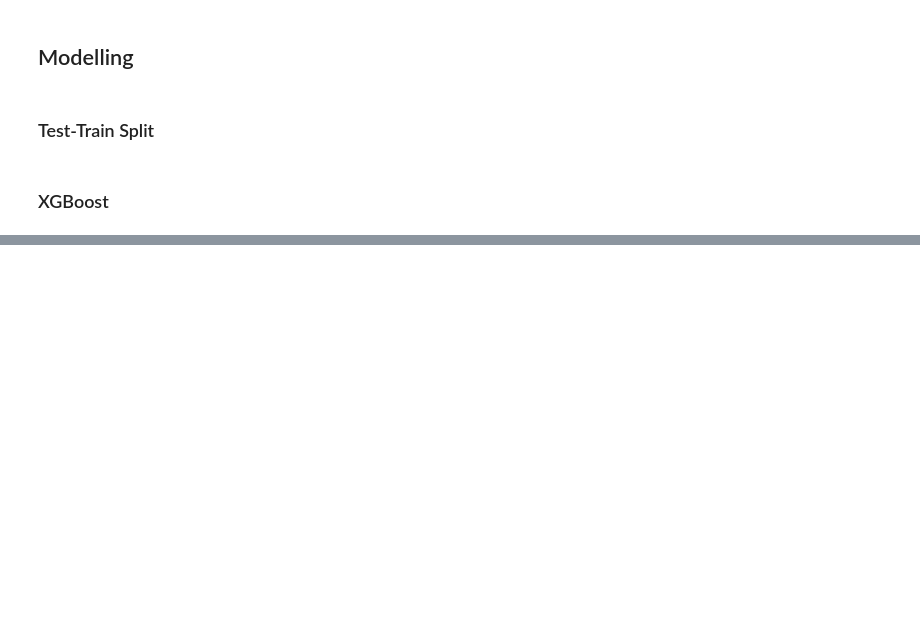
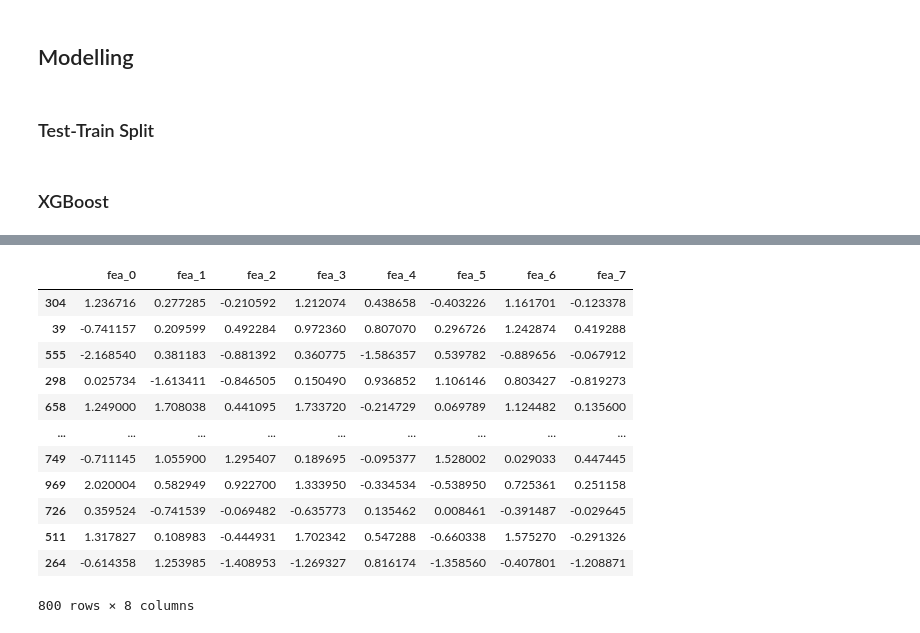
Before and after one commit to SaoodHusain/outlier_proj, a Jupyter notebook: olp_v2.ipynb, the cells around one changed output, grey strips where cells are left out. Drawn from its saved outputs; the diff is of its cells as text; code cells hidden in the pictures; blank space fills up the shorter version.

Commit message:
XGB test

```diff
--- a/olp_v2.ipynb
+++ b/olp_v2.ipynb
@@ -385,11 +387,16 @@ for sample_size, inner_dict in contaminated_data_dict.items():
     for contamination_rate, df in inner_dict.items():
         if contamination_rate not in split_data_dict[sample_size]:
             split_data_dict[sample_size][contamination_rate] = {}
-        X = df.loc[:, df.columns.str.startswith('fea_')]
+        X = df.loc[:, df.columns.str.startswith('fea_') | (df.columns == 'is_outlier')]
         y = df['target']
         X_train, X_test, y_train, y_test = train_test_split(
-            X, y, test_size=0.2, random_state=42
+            X, y,
+            test_size=0.2,
+            stratify= X['is_outlier'],
+            random_state=42
             )
+        X_train = X_train.drop(columns=['is_outlier'])
+        X_test = X_test.drop(columns=['is_outlier'])
         split_data_dict[sample_size][contamination_rate]['X_train'] = X_train.copy()
         split_data_dict[sample_size][contamination_rate]['X_test'] = X_test.copy()
         split_data_dict[sample_size][contamination_rate]['y_train'] = y_train.copy()
@@ -419,0 +496,16 @@ new_results_xgb=[]
+# %%
+split_data_dict[1000][0.01]['X_train']
+# %% [output]
+|  | fea_0 | fea_1 | fea_2 | fea_3 | fea_4 | fea_5 | fea_6 | fea_7 |
+| 304 | 1.236716 | 0.277285 | -0.210592 | 1.212074 | 0.438658 | -0.403226 | 1.161701 | -0.123378 |
+| 39 | -0.741157 | 0.209599 | 0.492284 | 0.972360 | 0.807070 | 0.296726 | 1.242874 | 0.419288 |
+| 555 | -2.168540 | 0.381183 | -0.881392 | 0.360775 | -1.586357 | 0.539782 | -0.889656 | -0.067912 |
+| 298 | 0.025734 | -1.613411 | -0.846505 | 0.150490 | 0.936852 | 1.106146 | 0.803427 | -0.819273 |
+| 658 | 1.249000 | 1.708038 | 0.441095 | 1.733720 | -0.214729 | 0.069789 | 1.124482 | 0.135600 |
+| ... | ... | ... | ... | ... | ... | ... | ... | ... |
+| 749 | -0.711145 | 1.055900 | 1.295407 | 0.189695 | -0.095377 | 1.528002 | 0.029033 | 0.447445 |
+| 969 | 2.020004 | 0.582949 | 0.922700 | 1.333950 | -0.334534 | -0.538950 | 0.725361 | 0.251158 |
+| 726 | 0.359524 | -0.741539 | -0.069482 | -0.635773 | 0.135462 | 0.008461 | -0.391487 | -0.029645 |
+| 511 | 1.317827 | 0.108983 | -0.444931 | 1.702342 | 0.547288 | -0.660338 | 1.575270 | -0.291326 |
+| 264 | -0.614358 | 1.253985 | -1.408953 | -1.269327 | 0.816174 | -1.358560 | -0.407801 | -1.208871 |
+800 rows × 8 columns
```
Also changed, not shown: parts of 7 cells of this notebook.
